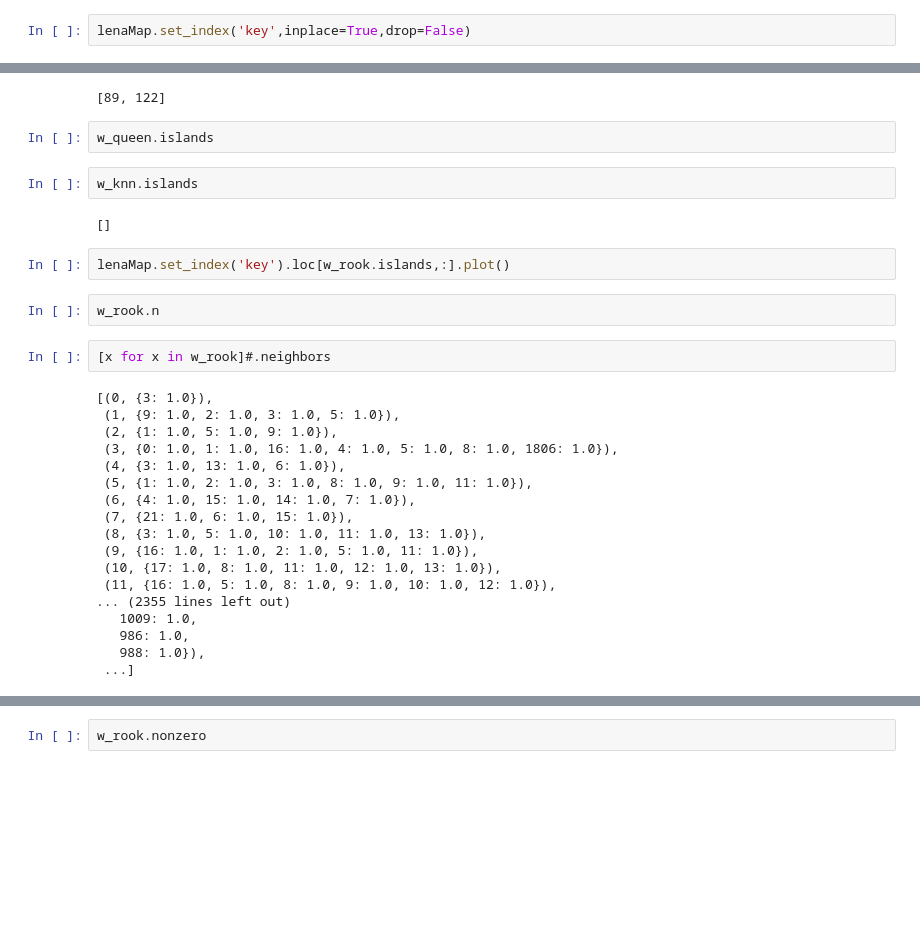
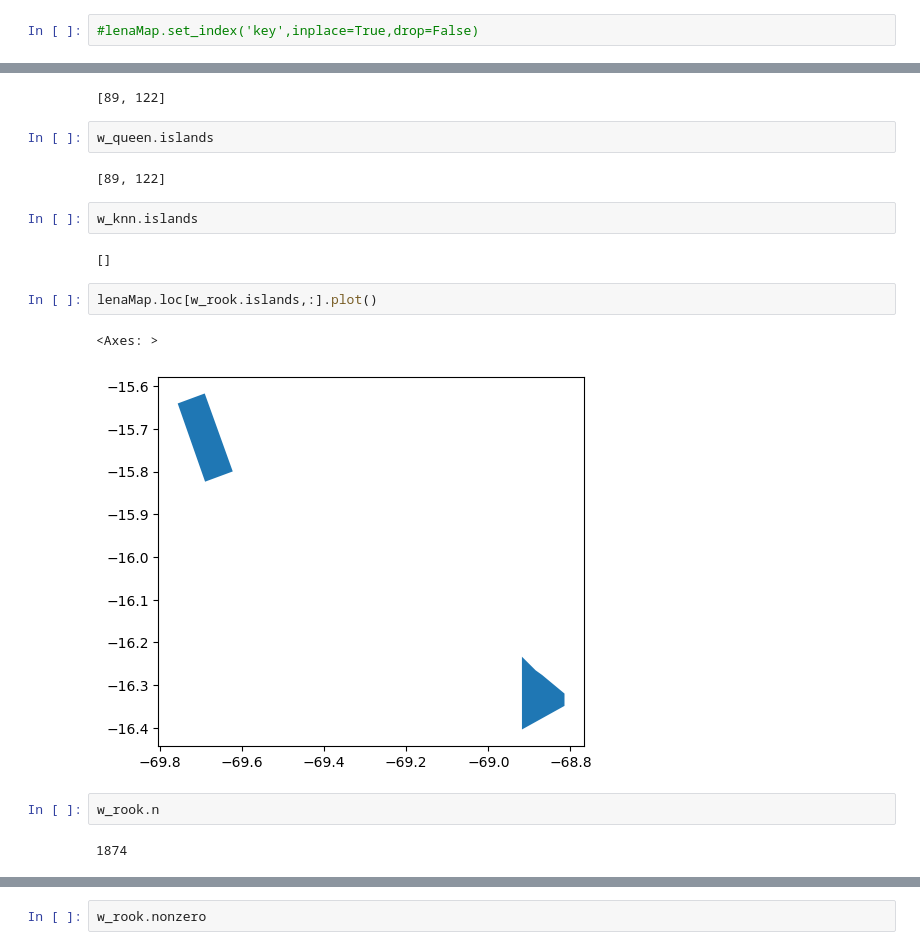
Before and after one commit to CienciaDeDatosEspacial/code_and_data, a Jupyter notebook: Spatial Data.ipynb, the cells around one changed output, grey strips where cells are left out. Cells and saved outputs as stored; diff of their text form; blank space fills up the shorter version.

```diff
--- a/Spatial Data.ipynb
+++ b/Spatial Data.ipynb
@@ -67,7 +67,7 @@ lenaMap
 | 1873 | LIMA_LIMA_SANTIAGO DE SURCO | LIMA | LIMA | SANTIAGO DE SURCO | 0.000994 | POLYGON ((-76.95742 -12.07604, -7... |
 1874 rows × 6 columns
 # %%
-lenaMap.set_index('key',inplace=True,drop=False)
+#lenaMap.set_index('key',inplace=True,drop=False)
 # %%
 lenaMap
 # %% [output]
@@ -103,31 +98,18 @@ w_queen.islands
 [89, 122]
 # %%
 w_queen.islands
+# %% [output]
+[89, 122]
 # %%
 w_knn.islands
 # %% [output]
 []
 # %%
-lenaMap.set_index('key').loc[w_rook.islands,:].plot()
+lenaMap.loc[w_rook.islands,:].plot()
+# %% [output]
+<Axes: >
+[figure, added]
 # %%
 w_rook.n
+# %% [output]
+1874
-# %%
-[x for x in w_rook]#.neighbors
-# %% [output]
-[(0, {3: 1.0}),
- (1, {9: 1.0, 2: 1.0, 3: 1.0, 5: 1.0}),
- (2, {1: 1.0, 5: 1.0, 9: 1.0}),
- (3, {0: 1.0, 1: 1.0, 16: 1.0, 4: 1.0, 5: 1.0, 8: 1.0, 1806: 1.0}),
- (4, {3: 1.0, 13: 1.0, 6: 1.0}),
- (5, {1: 1.0, 2: 1.0, 3: 1.0, 8: 1.0, 9: 1.0, 11: 1.0}),
- (6, {4: 1.0, 15: 1.0, 14: 1.0, 7: 1.0}),
- (7, {21: 1.0, 6: 1.0, 15: 1.0}),
- (8, {3: 1.0, 5: 1.0, 10: 1.0, 11: 1.0, 13: 1.0}),
- (9, {16: 1.0, 1: 1.0, 2: 1.0, 5: 1.0, 11: 1.0}),
- (10, {17: 1.0, 8: 1.0, 11: 1.0, 12: 1.0, 13: 1.0}),
- (11, {16: 1.0, 5: 1.0, 8: 1.0, 9: 1.0, 10: 1.0, 12: 1.0}),
-... (2355 lines left out)
-   1009: 1.0,
-   986: 1.0,
-   988: 1.0}),
- ...]
```
Also changed, not shown: parts of 5 cells of this notebook.
